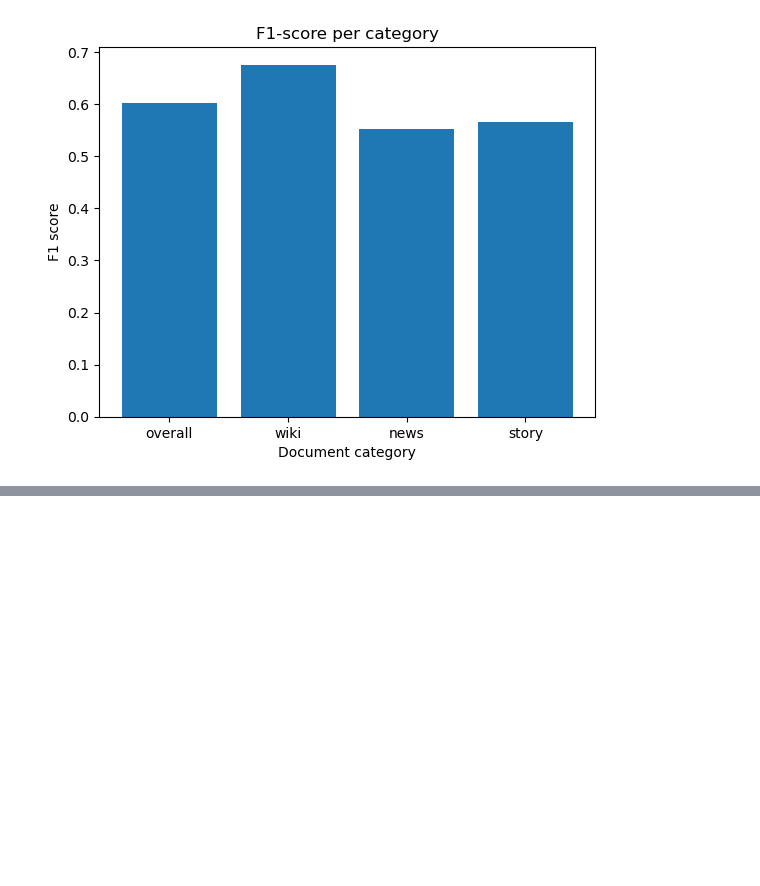
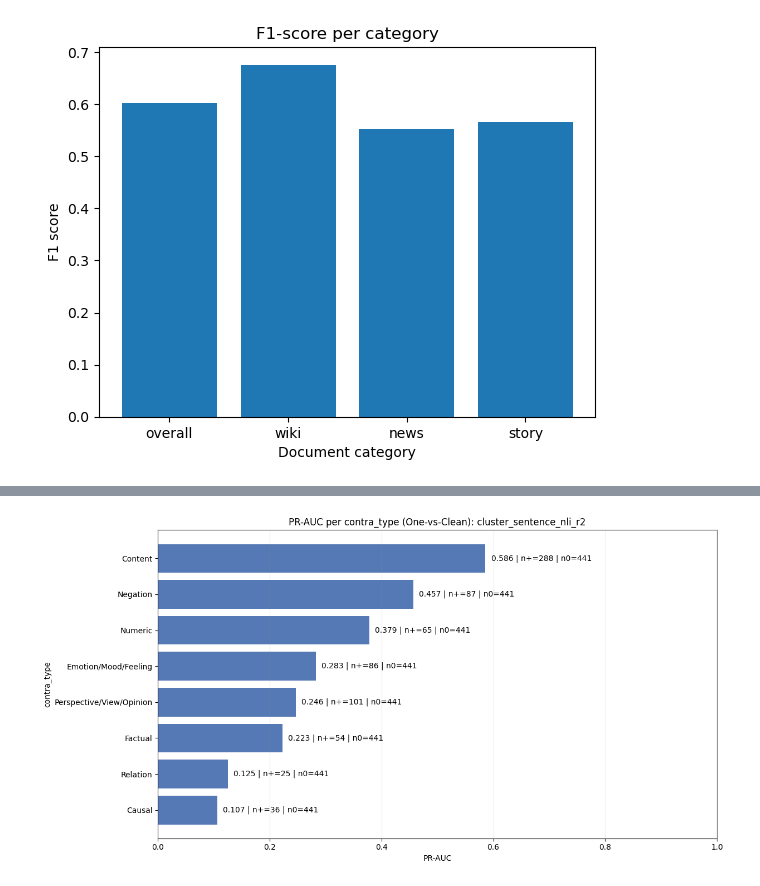
Before and after one commit to ErwinTerpstra/DocumentContradictionDetection, a Jupyter notebook: DataAnalysis.ipynb, the cells around one changed output, grey strips where cells are left out. Drawn from its saved outputs; the diff is of its cells as text; code cells hidden in the pictures; blank space fills up the shorter version.

Commit message:
add graphs per contra_type

```diff
--- a/DataAnalysis.ipynb
+++ b/DataAnalysis.ipynb
@@ -237,0 +327,26 @@ plt.savefig(f"{output_folder}/categories.jpg")
+# %%
+# PR-AUC chart per contra_type (without Other)
+
+plot_df = metrics_by_type[metrics_by_type["contra_type"].str.lower() != "other"]
+plot_df = plot_df.sort_values("pr_auc", ascending=False).reset_index(drop=True)
+
+plt.figure(figsize=(12.5, 6.5))
+plt.barh(plot_df["contra_type"], plot_df["pr_auc"], color="#4C72B0", alpha=0.95)
+plt.gca().invert_yaxis()
+plt.xlim(0, 1)
+plt.xlabel("PR-AUC")
+plt.ylabel("contra_type")
+plt.title(f"PR-AUC per contra_type (One-vs-Clean): {EXPERIMENT_ID}")
+plt.grid(axis="x", alpha=0.25)
+
+for i, row in plot_df.iterrows():
+    value = row["pr_auc"]
+    label = f"{value:.3f} | n+={int(row['n_positive'])} | n0={int(row['n_clean'])}"
+    x = min(value + 0.01, 0.98)
+    plt.text(x, i, label, va="center", ha="left", fontsize=10)
+
+plt.tight_layout()
+plt.savefig(f"data/pr_auc_{EXPERIMENT_ID}_one_vs_clean_by_contra_type.png", dpi=300)
+plt.show()
+# %% [output]
+[figure, added]
```
Also changed, not shown: parts of 4 cells of this notebook, 2 other files.
